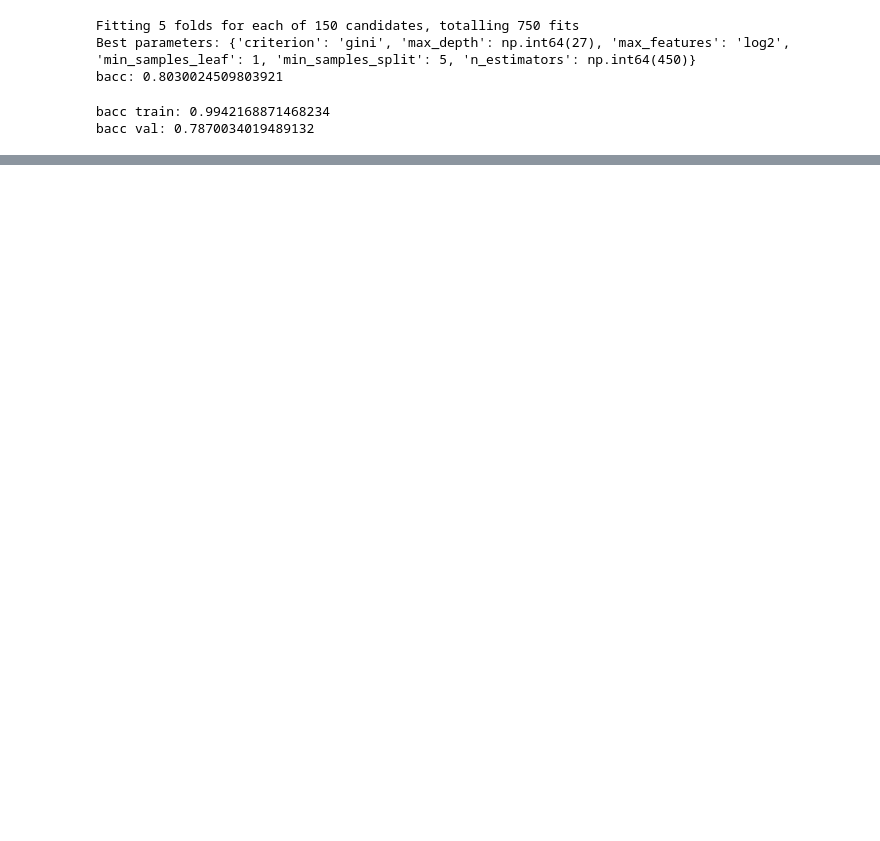
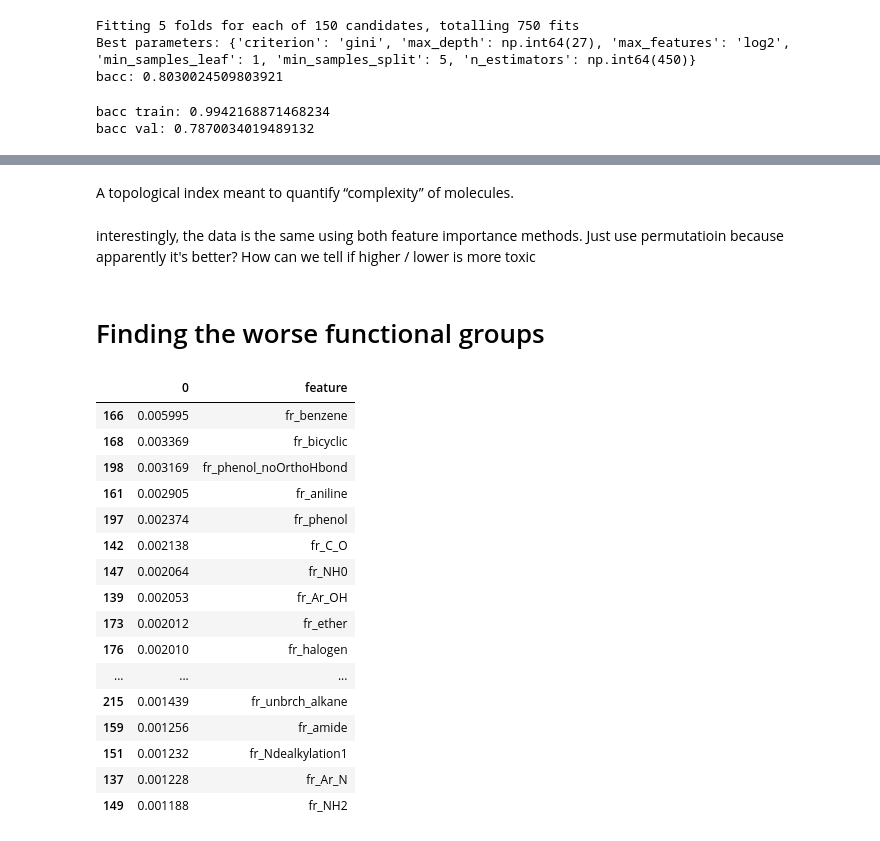
Before and after one commit to dx21006/ML_Tox21_Assessment, a Jupyter notebook: no_nontoxic_nans/2_random_forest/random forest new.ipynb, the cells around one changed output, grey strips where cells are left out. Drawn from its saved outputs; the diff is of its cells as text; code cells hidden in the pictures; blank space fills up the shorter version.

```diff
--- a/no_nontoxic_nans/2_random_forest/random forest new.ipynb
+++ b/no_nontoxic_nans/2_random_forest/random forest new.ipynb
@@ -181,0 +261,28 @@ accuracy: 0.7790404040404041
+# %% [markdown]
+A topological index meant to quantify “complexity” of molecules.
+# %% [markdown]
+interestingly, the data is the same using both feature importance methods. Just use permutatioin because apparently it's better? How can we tell if higher / lower is more toxic
+# %% [markdown]
+# Finding the worse functional groups
+# %%
+RFC_importance_perm_FG = RFC_importances_permutation[RFC_importances_permutation['feature'].str.contains("fr_")] #new df containing only the features called fr_, i.e. the functional groups
+RFC_importance_perm_FG_top_10 = RFC_importance_perm_FG.nlargest(20,0)
+RFC_importance_perm_FG_top_10
+# %% [output]
+|  | 0 | feature |
+| 166 | 0.005995 | fr_benzene |
+| 168 | 0.003369 | fr_bicyclic |
+| 198 | 0.003169 | fr_phenol_noOrthoHbond |
+| 161 | 0.002905 | fr_aniline |
+| 197 | 0.002374 | fr_phenol |
+| 142 | 0.002138 | fr_C_O |
+| 147 | 0.002064 | fr_NH0 |
+| 139 | 0.002053 | fr_Ar_OH |
+| 173 | 0.002012 | fr_ether |
+| 176 | 0.002010 | fr_halogen |
+| ... | ... | ... |
+| 215 | 0.001439 | fr_unbrch_alkane |
+| 159 | 0.001256 | fr_amide |
+| 151 | 0.001232 | fr_Ndealkylation1 |
+| 137 | 0.001228 | fr_Ar_N |
+| 149 | 0.001188 | fr_NH2 |
```
Also changed, not shown: parts of 11 cells of this notebook, 1 other file.
